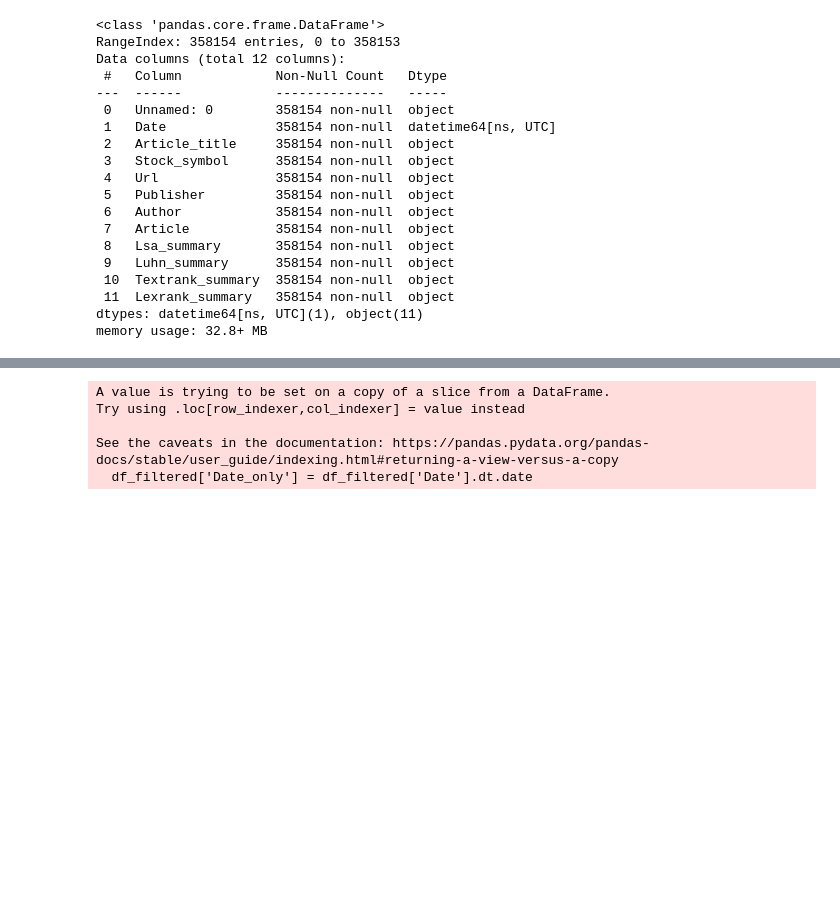
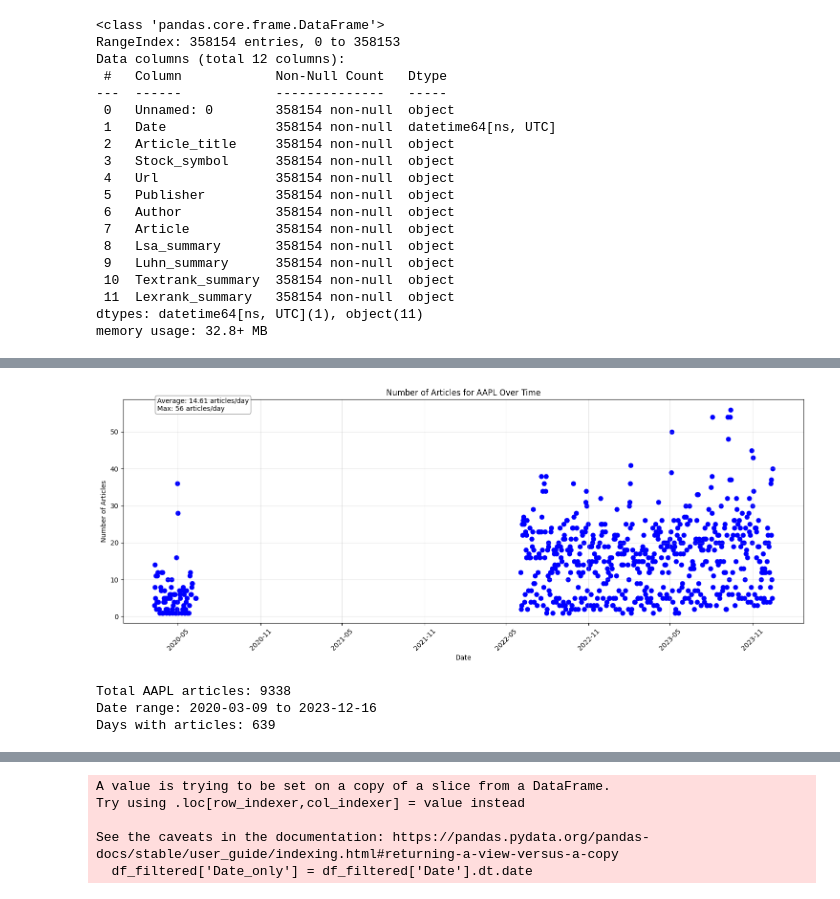
Before and after one commit to w1nsl/stock-prediction, a Jupyter notebook: notebooks/articles_sentiment.ipynb, the cells around one changed output, grey strips where cells are left out. Cells and saved outputs as stored; diff of their text form; code cells hidden in the pictures; blank space fills up the shorter version.

```diff
--- a/notebooks/articles_sentiment.ipynb
+++ b/notebooks/articles_sentiment.ipynb
@@ -39,0 +80,44 @@ memory usage: 32.8+ MB
+# %%
+# Plot number of articles for AAPL stock over time
+# Filter data for AAPL
+aapl_data = df[df['Stock_symbol'] == 'AAPL'].copy()
+
+# Convert to datetime and extract date component
+aapl_data['Date'] = pd.to_datetime(aapl_data['Date'])
+aapl_data['Date_only'] = aapl_data['Date'].dt.date
+
+# Count articles per day
+daily_counts = aapl_data.groupby('Date_only').size()
+
+# Create the plot
+plt.figure(figsize=(15, 6))
+plt.scatter(daily_counts.index, daily_counts.values, linewidth=1.5, color='blue')
+plt.title('Number of Articles for AAPL Over Time')
+plt.xlabel('Date')
+plt.ylabel('Number of Articles')
+plt.grid(True, alpha=0.3)
+
+# Format x-axis to show dates nicely
+plt.gca().xaxis.set_major_formatter(mdates.DateFormatter('%Y-%m'))
+plt.gca().xaxis.set_major_locator(mdates.MonthLocator(interval=6))
+plt.xticks(rotation=45)
+
+# Add some statistics as text
+avg_articles = daily_counts.mean()
+max_articles = daily_counts.max()
+plt.annotate(f'Average: {avg_articles:.2f} articles/day\nMax: {max_articles} articles/day',
+             xy=(0.05, 0.95), xycoords='axes fraction',
+             bbox=dict(boxstyle="round,pad=0.3", fc="white", ec="gray", alpha=0.8))
+
+plt.tight_layout()
+plt.show()
+
+# Print some statistics about AAPL articles
+print(f"Total AAPL articles: {len(aapl_data)}")
+print(f"Date range: {aapl_data['Date'].min().date()} to {aapl_data['Date'].max().date()}")
+print(f"Days with articles: {len(daily_counts)}")
+# %% [output]
+[figure, added]
+Total AAPL articles: 9338
+Date range: 2020-03-09 to 2023-12-16
+Days with articles: 639
```
Also changed, not shown: parts of 3 cells of this notebook, 16 other files.
